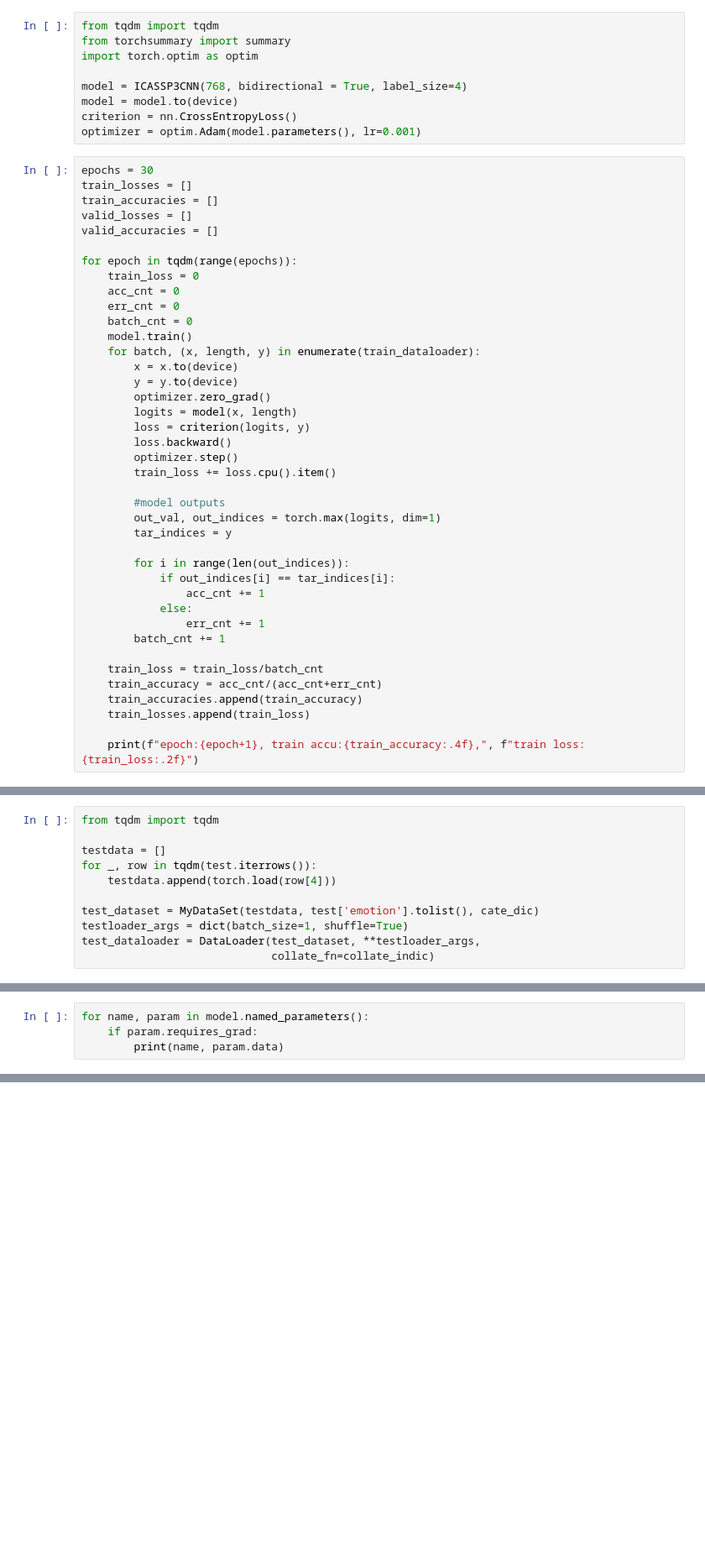
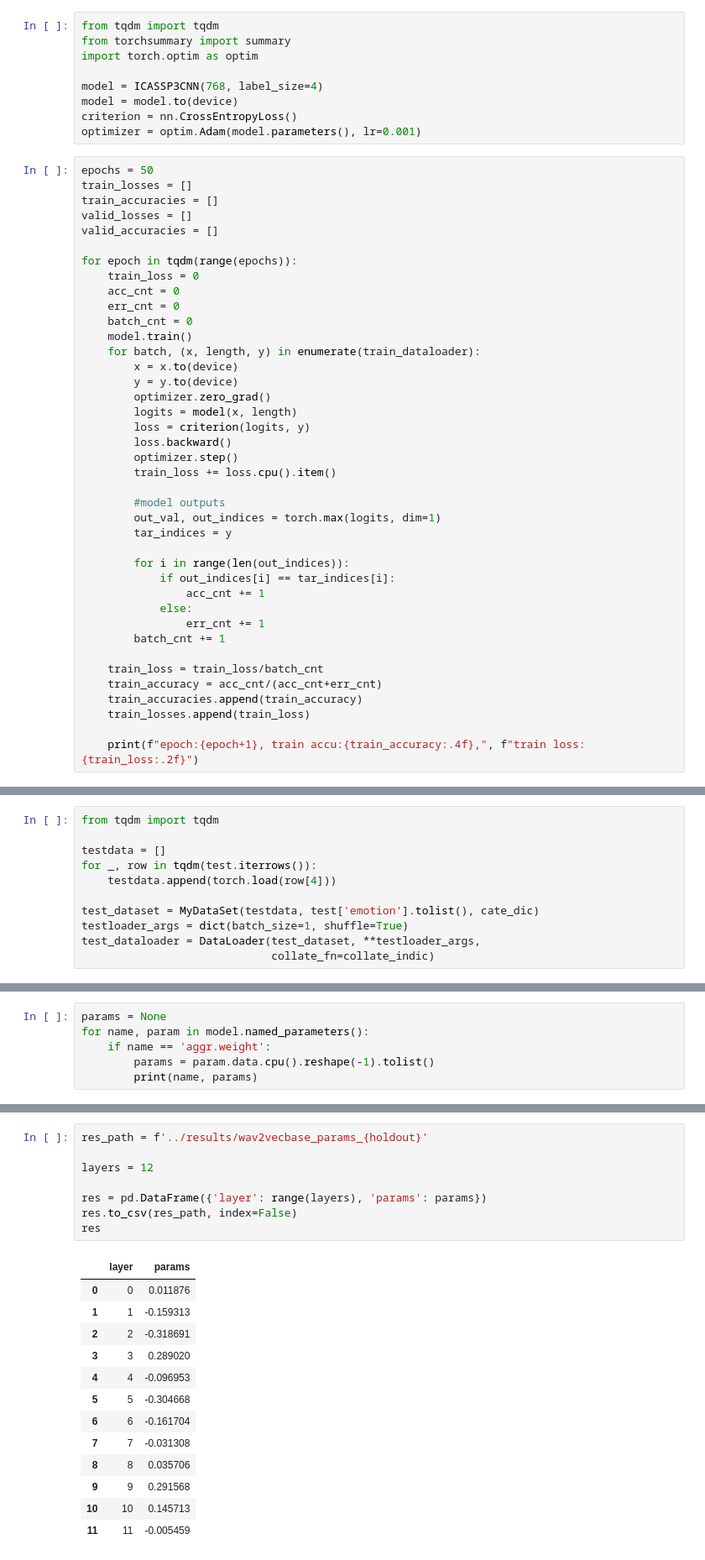
Before and after one commit to zhangjxCS/Multilingual-Speech-Emotion-Recognition-System, a Jupyter notebook: English/wav2vecbase.ipynb, the cells around one changed output, grey strips where cells are left out. Shown: that part at 84% size. Drawn from its saved outputs; the diff is of its cells as text; blank space fills up the shorter version.

Commit message:
train new model

```diff
--- a/English/wav2vecbase.ipynb
+++ b/English/wav2vecbase.ipynb
@@ -209,12 +209,12 @@ from tqdm import tqdm
 from torchsummary import summary
 import torch.optim as optim
 
-model = ICASSP3CNN(768, bidirectional = True, label_size=4)
+model = ICASSP3CNN(768, label_size=4)
 model = model.to(device)
 criterion = nn.CrossEntropyLoss()
 optimizer = optim.Adam(model.parameters(), lr=0.001)
 # %%
-epochs = 30
+epochs = 50
 train_losses = []
 train_accuracies = []
 valid_losses = []
@@ -312,4 +314,6 @@ print(f'test accuracy: {test_accuracy}')
 # %%
+params = None
 for name, param in model.named_parameters():
-    if param.requires_grad:
-        print(name, param.data)
+    if name == 'aggr.weight':
+        params = param.data.cpu().reshape(-1).tolist()
+        print(name, params)
@@ -316,3 +322,25 @@ for name, param in model.named_parameters():
+# %%
+res_path = f'../results/wav2vecbase_params_{holdout}'
+
+layers = 12
+
+res = pd.DataFrame({'layer': range(layers), 'params': params})
+res.to_csv(res_path, index=False)
+res
+# %% [output]
+|  | layer | params |
+| 0 | 0 | 0.011876 |
+| 1 | 1 | -0.159313 |
+| 2 | 2 | -0.318691 |
+| 3 | 3 | 0.289020 |
+| 4 | 4 | -0.096953 |
+| 5 | 5 | -0.304668 |
+| 6 | 6 | -0.161704 |
+| 7 | 7 | -0.031308 |
+| 8 | 8 | 0.035706 |
+| 9 | 9 | 0.291568 |
+| 10 | 10 | 0.145713 |
+| 11 | 11 | -0.005459 |
 # %%
 model_path = f'../models/wav2vecbase/holdout{holdout}.pth'
 
```
Also changed, not shown: parts of 3 cells of this notebook.
